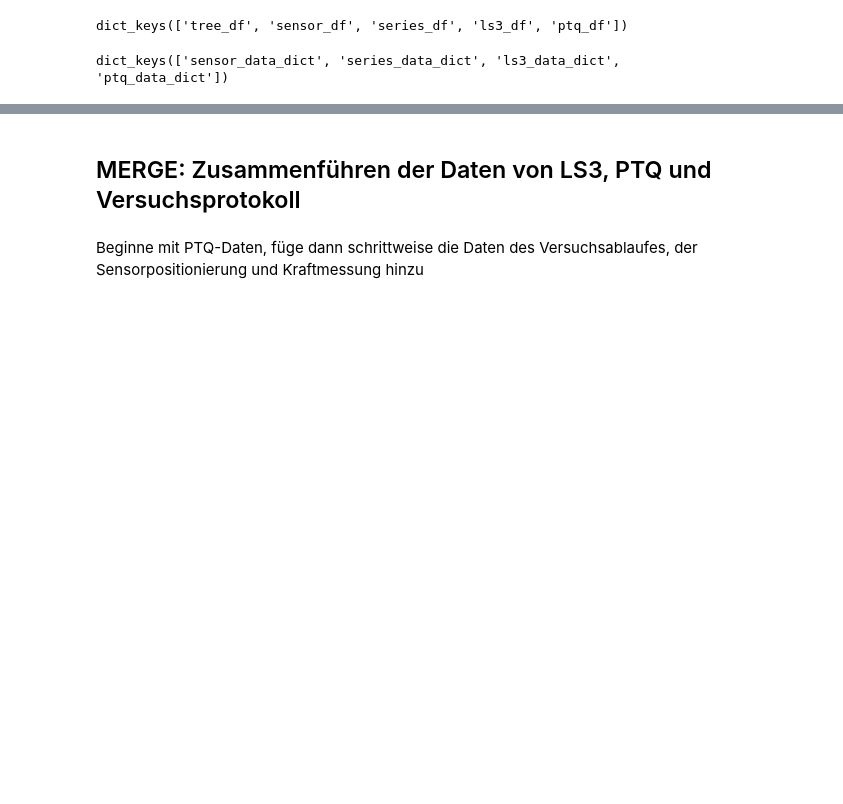
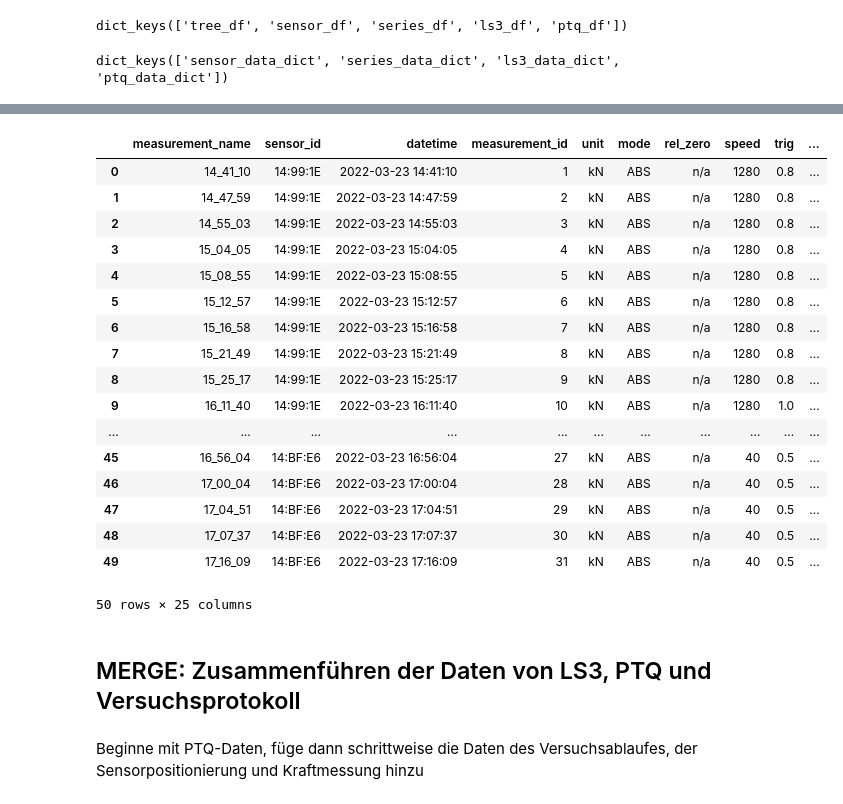
Before and after one commit to kyellsen/2023_Kronensicherung_Plesse_Kraefte_Schwingungen, a Jupyter notebook: 2023_Kronensicherung_Plesse_400_Kombinieren_und_Filtern.ipynb, the cells around one changed output, grey strips where cells are left out. Cells and saved outputs as stored; diff of their text form; code cells hidden in the pictures; blank space fills up the shorter version.

```diff
--- a/2023_Kronensicherung_Plesse_400_Kombinieren_und_Filtern.ipynb
+++ b/2023_Kronensicherung_Plesse_400_Kombinieren_und_Filtern.ipynb
@@ -143,3 +143,24 @@ ptq_df
+# %%
+ls3_df
+# %% [output]
+|  | measurement_name | sensor_id | datetime | measurement_id | unit | mode | rel_zero | speed | trig | ... |
+| 0 | 14_41_10 | 14:99:1E | 2022-03-23 14:41:10 | 1 | kN | ABS | n/a | 1280 | 0.8 | ... |
+| 1 | 14_47_59 | 14:99:1E | 2022-03-23 14:47:59 | 2 | kN | ABS | n/a | 1280 | 0.8 | ... |
+| 2 | 14_55_03 | 14:99:1E | 2022-03-23 14:55:03 | 3 | kN | ABS | n/a | 1280 | 0.8 | ... |
+| 3 | 15_04_05 | 14:99:1E | 2022-03-23 15:04:05 | 4 | kN | ABS | n/a | 1280 | 0.8 | ... |
+| 4 | 15_08_55 | 14:99:1E | 2022-03-23 15:08:55 | 5 | kN | ABS | n/a | 1280 | 0.8 | ... |
+| 5 | 15_12_57 | 14:99:1E | 2022-03-23 15:12:57 | 6 | kN | ABS | n/a | 1280 | 0.8 | ... |
+| 6 | 15_16_58 | 14:99:1E | 2022-03-23 15:16:58 | 7 | kN | ABS | n/a | 1280 | 0.8 | ... |
+| 7 | 15_21_49 | 14:99:1E | 2022-03-23 15:21:49 | 8 | kN | ABS | n/a | 1280 | 0.8 | ... |
+| 8 | 15_25_17 | 14:99:1E | 2022-03-23 15:25:17 | 9 | kN | ABS | n/a | 1280 | 0.8 | ... |
+| 9 | 16_11_40 | 14:99:1E | 2022-03-23 16:11:40 | 10 | kN | ABS | n/a | 1280 | 1.0 | ... |
+| ... | ... | ... | ... | ... | ... | ... | ... | ... | ... | ... |
+| 45 | 16_56_04 | 14:BF:E6 | 2022-03-23 16:56:04 | 27 | kN | ABS | n/a | 40 | 0.5 | ... |
+| 46 | 17_00_04 | 14:BF:E6 | 2022-03-23 17:00:04 | 28 | kN | ABS | n/a | 40 | 0.5 | ... |
+| 47 | 17_04_51 | 14:BF:E6 | 2022-03-23 17:04:51 | 29 | kN | ABS | n/a | 40 | 0.5 | ... |
+| 48 | 17_07_37 | 14:BF:E6 | 2022-03-23 17:07:37 | 30 | kN | ABS | n/a | 40 | 0.5 | ... |
+| 49 | 17_16_09 | 14:BF:E6 | 2022-03-23 17:16:09 | 31 | kN | ABS | n/a | 40 | 0.5 | ... |
+50 rows × 25 columns
 # %% [markdown]
 ## MERGE: Zusammenführen der Daten von LS3, PTQ und Versuchsprotokoll
 # %% [markdown]
```
Also changed, not shown: parts of 8 cells of this notebook, 9 other files.
